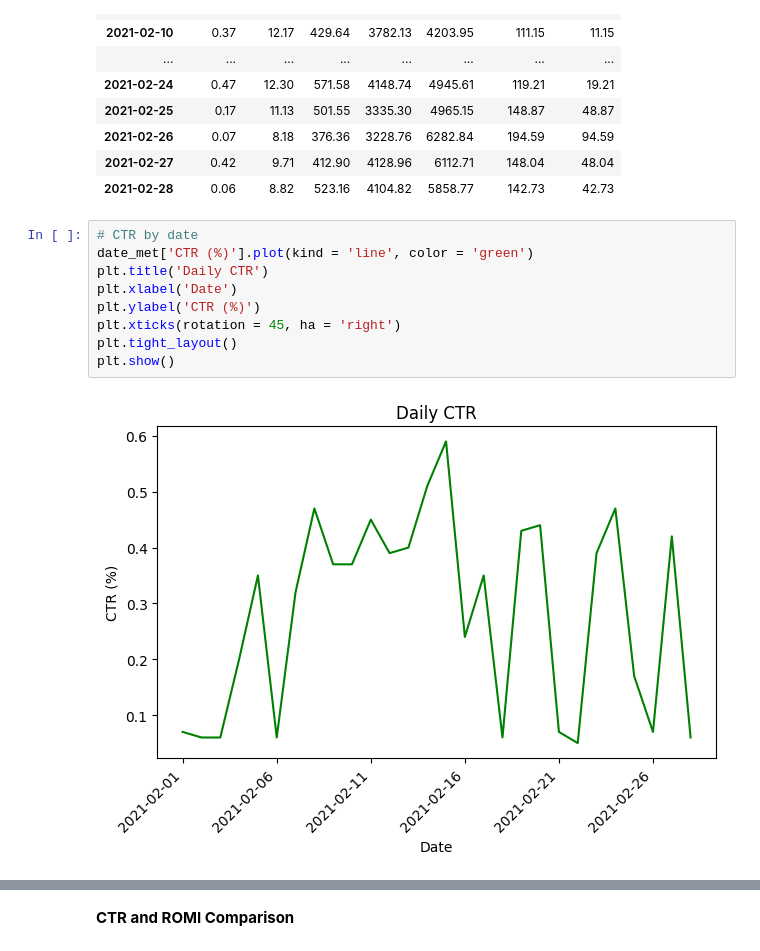
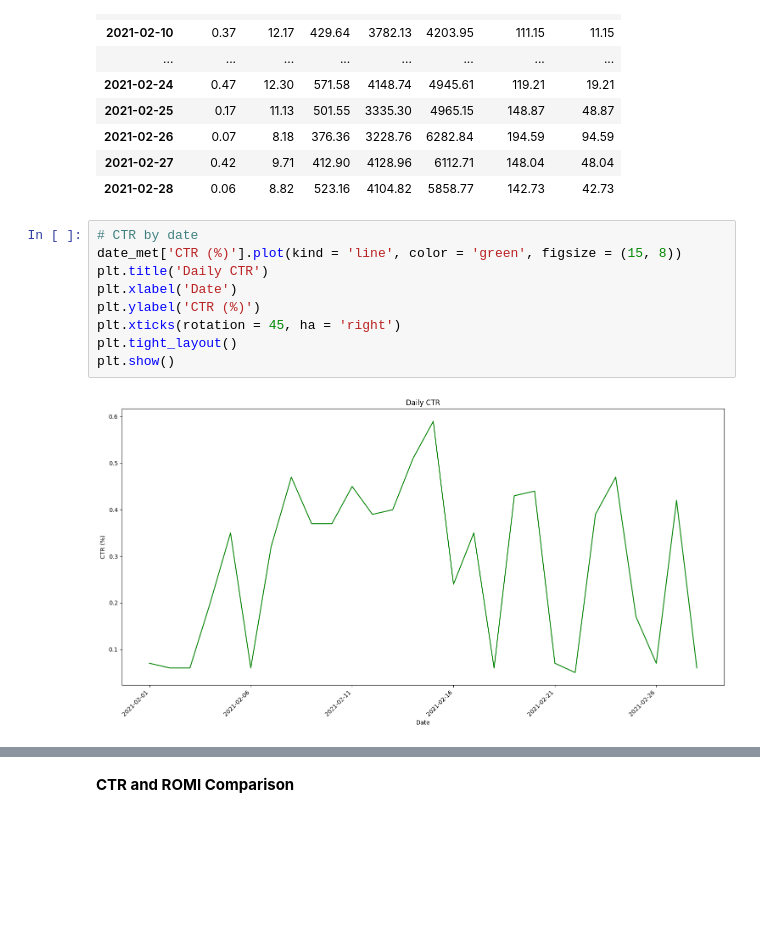
Before and after one commit to cloeyeons/Google-Ads-Simulation, a Jupyter notebook: google-ads-campaign.ipynb, the cells around one changed output, grey strips where cells are left out. Saved outputs shown, nothing was run; the diff lists cells and outputs as text; blank space fills up the shorter version.

```diff
--- a/google-ads-campaign.ipynb
+++ b/google-ads-campaign.ipynb
@@ -254,14 +240,14 @@ date_met
 | 2021-02-28 | 0.06 | 8.82 | 523.16 | 4104.82 | 5858.77 | 142.73 | 42.73 |
 # %%
 # CTR by date
-date_met['CTR (%)'].plot(kind = 'line', color = 'green')
+date_met['CTR (%)'].plot(kind = 'line', color = 'green', figsize = (15, 8))
 plt.title('Daily CTR')
 plt.xlabel('Date')
 plt.ylabel('CTR (%)')
 plt.xticks(rotation = 45, ha = 'right')
 plt.tight_layout()
 plt.show()
 # %% [output]
-[figure, old version]
+[figure, new version]
 # %%
 # ROMI by date
```
Also changed, not shown: parts of 3 cells of this notebook.
